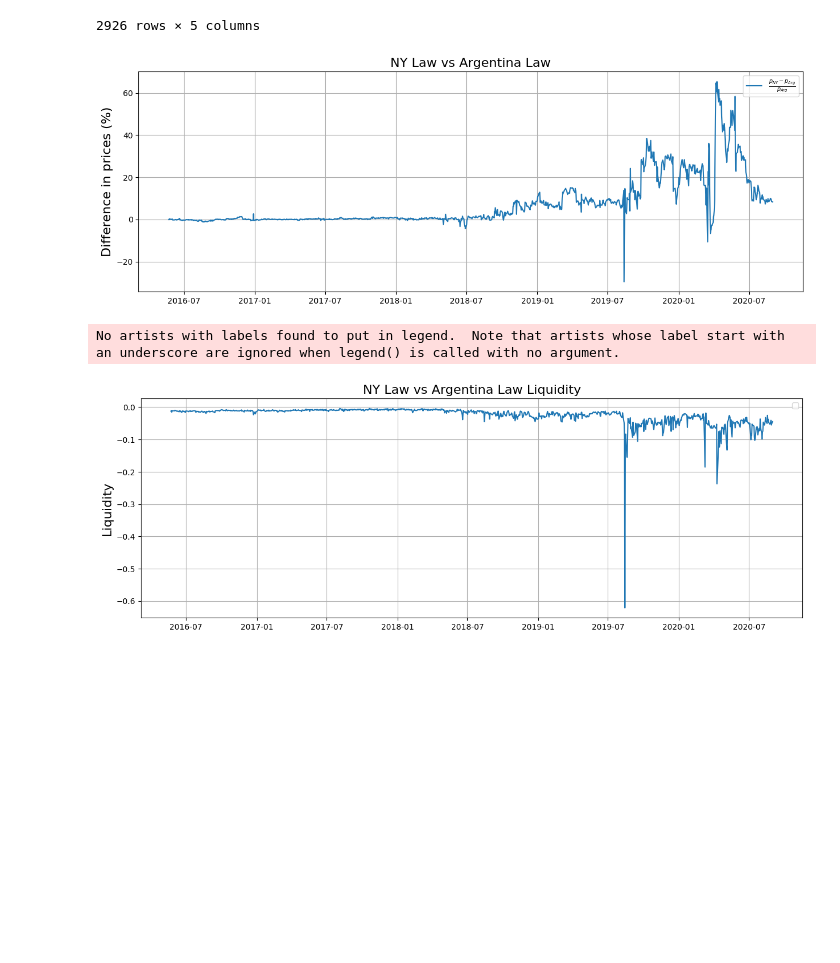
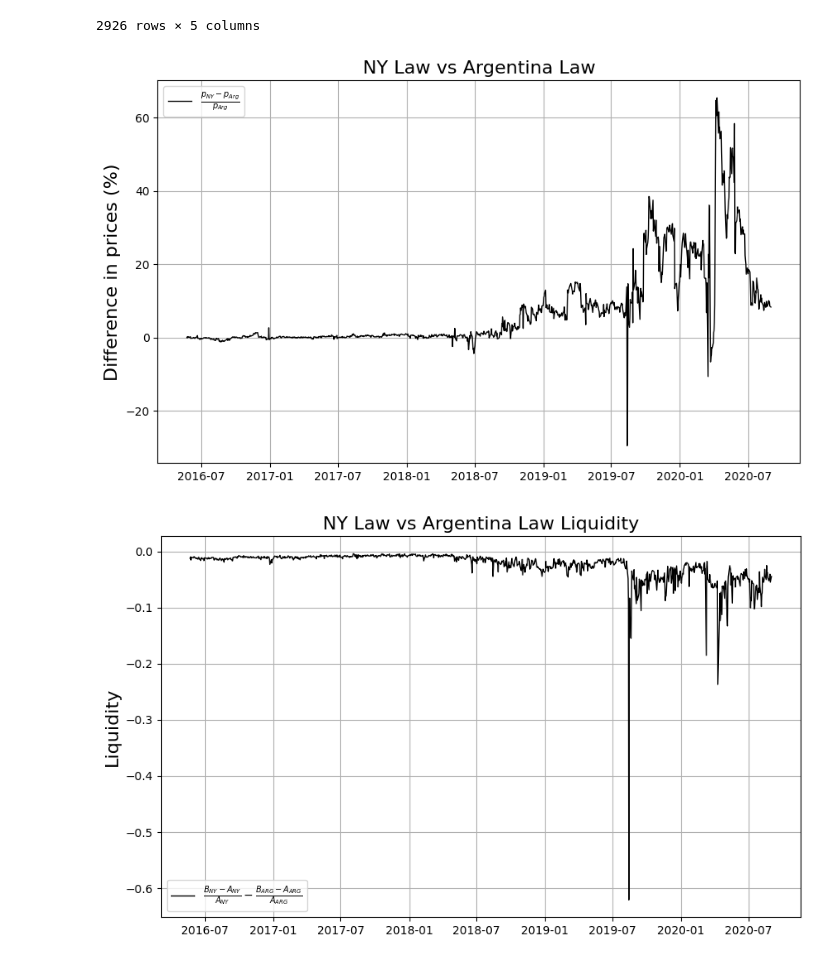
Before and after one commit to BelmudesLSB/Expected_recovery, a Jupyter notebook: Data_plots.ipynb, the cells around one changed output. Drawn from its saved outputs; the diff is of its cells as text; code cells hidden in the pictures; blank space fills up the shorter version.

Commit message:
Plots

```diff
--- a/Data_plots.ipynb
+++ b/Data_plots.ipynb
@@ -1,7 +1,7 @@
 # %%
 import pandas as pd
 import matplotlib.pyplot as plt
-file_path = r'C:\Users\belmu\OneDrive\Documentos\UMN\ThirdYear\Research_Ideas\Expected_recovery\Data_base.xlsx'
+file_path = r'C:\Users\IRLXB03\Desktop\Respositories\2\Expected_recovery\Data_base.xlsx'
 # %%
 df = pd.read_excel(file_path)
 df
@@ -54,27 +54,28 @@ df_pivot = df_pivot.dropna()
 #df_pivot.to_excel(r'C:\Users\belmu\OneDrive\Documentos\UMN\ThirdYear\Research_Ideas\Expected_recovery\df_pivot.xlsx', index = False)
 # %%
 
-plt.figure(figsize=(15, 5))
-plt.plot(df_pivot['Date'], df_pivot['Price_Spread'], label=r'$\frac{p_{NY} - p_{Arg}}{p_{Arg}}$')
+fig, ax = plt.subplots(figsize=(10, 6))
+plt.plot(df_pivot['Date'], df_pivot['Price_Spread'], label=r'$\frac{p_{NY} - p_{Arg}}{p_{Arg}}$', color='black', linewidth=1)
 plt.title('NY Law vs Argentina Law',fontsize=16)
 plt.ylabel('Difference in prices (%)',fontsize=16)
 plt.legend()
 plt.grid(True)
+plt.savefig("Historical_spread.jpg")
 plt.show()
 # %% [output]
-[figure, old version]
+[figure, new version]
 # %%
 # Plotting the bid_ask spread difference
-plt.figure(figsize=(15, 5))
-plt.plot(df_pivot['Date'], df_pivot['BA_Spread'])
+fig, ax = plt.subplots(figsize=(10, 6))
+plt.plot(df_pivot['Date'], df_pivot['BA_Spread'], label=r'$\frac{B_{NY} - A_{NY}}{A_{NY}} - \frac{B_{ARG} - A_{ARG}}{A_{ARG}}$', color='black', linewidth=1)
 plt.title('NY Law vs Argentina Law Liquidity',fontsize=16)
 plt.ylabel('Liquidity',fontsize=16)
 plt.legend()
 plt.grid(True)
+plt.savefig("Liquidity.jpg")
 plt.show()
 # %% [output]
-No artists with labels found to put in legend.  Note that artists whose label start with an underscore are ignored when legend() is called with no argument.
-[figure, old version]
+[figure, new version]
 # %%
 start_date = '2016-05-23'
 end_date = '2020-08-31'
```
Also changed, not shown: parts of 1 cell of this notebook.
